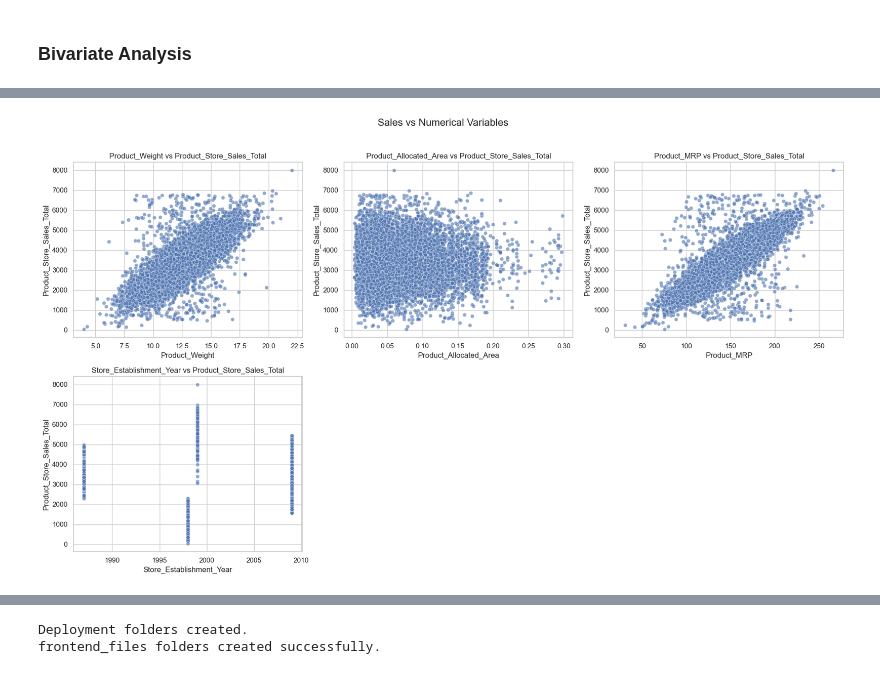
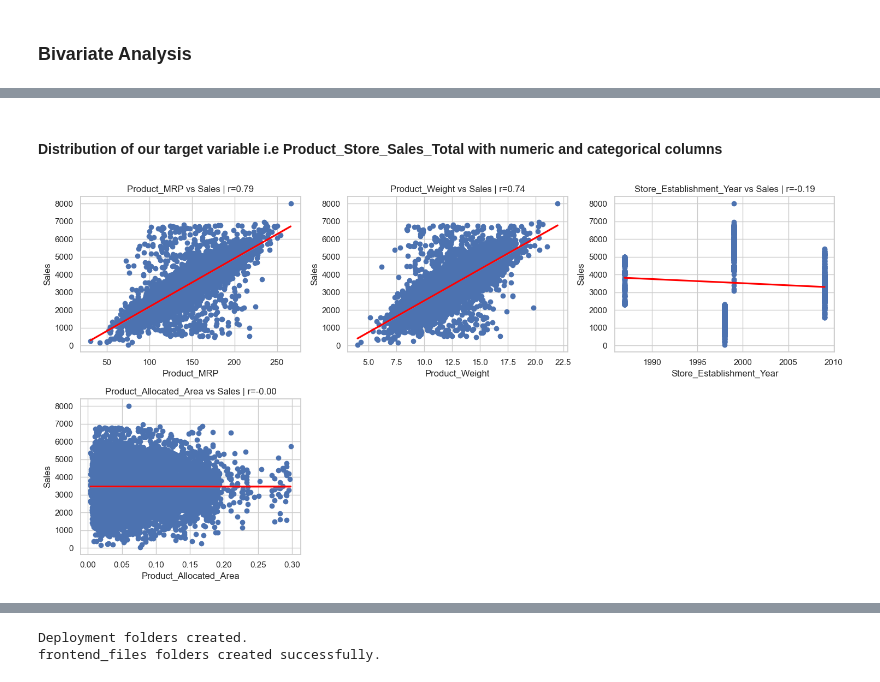
Before and after one commit to AnnieFiB/AIML-PGP, a Jupyter notebook: Model-Deployment/Full_Code_SuperKart_Model_Deployment.ipynb, the cells around one changed output, grey strips where cells are left out. Cells and saved outputs as stored; diff of their text form; code cells hidden in the pictures.

```diff
--- a/Model-Deployment/Full_Code_SuperKart_Model_Deployment.ipynb
+++ b/Model-Deployment/Full_Code_SuperKart_Model_Deployment.ipynb
@@ -476,7 +597,22 @@ plot_numeric_and_categorical_eda(kart, numeric_cols, categorical_cols)
+# %% [markdown]
+#### Distribution of our target variable i.e Product_Store_Sales_Total with numeric and categorical columns
 # %%
-# Call the sales relationship plotting function
+# plotting relationships between sales and numeric variables
 
 target_col = "Product_Store_Sales_Total"
-plot_sales_relationships_n(kart, numeric_cols, target_col)
+
+focus_numeric_cols = [
+    "Product_MRP",
+    "Product_Weight",
+    "Store_Establishment_Year",
+    "Product_Allocated_Area"
+]
+
+plot_sales_relationships_n(
+    df=kart,
+    numeric_cols=numeric_cols,
+    target_col=target_col,
+    focus_cols=focus_numeric_cols
+)
 # %% [output]
-[figure, old version]
+[figure, new version]
```
Also changed, not shown: parts of 85 cells of this notebook, 15 other files.
